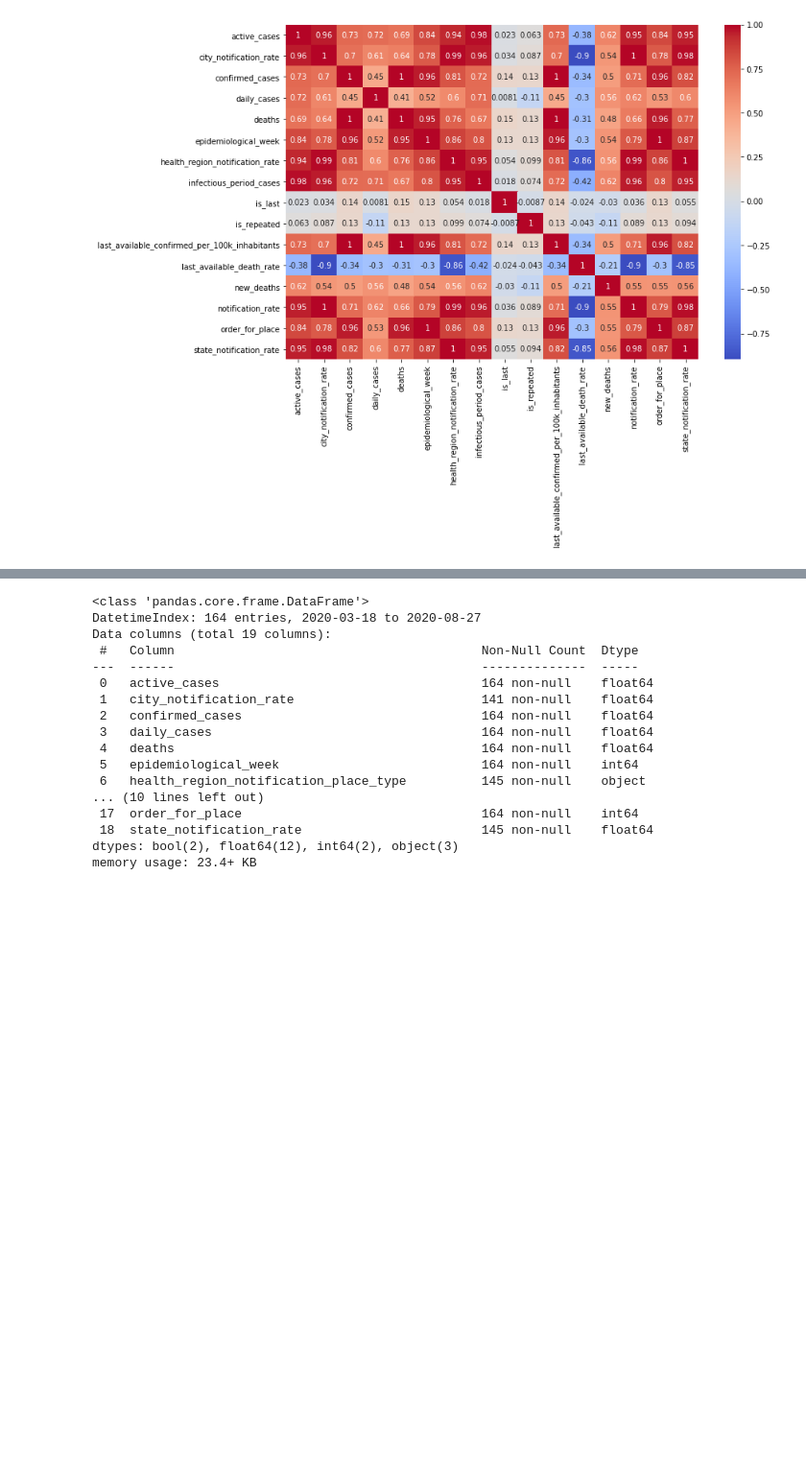
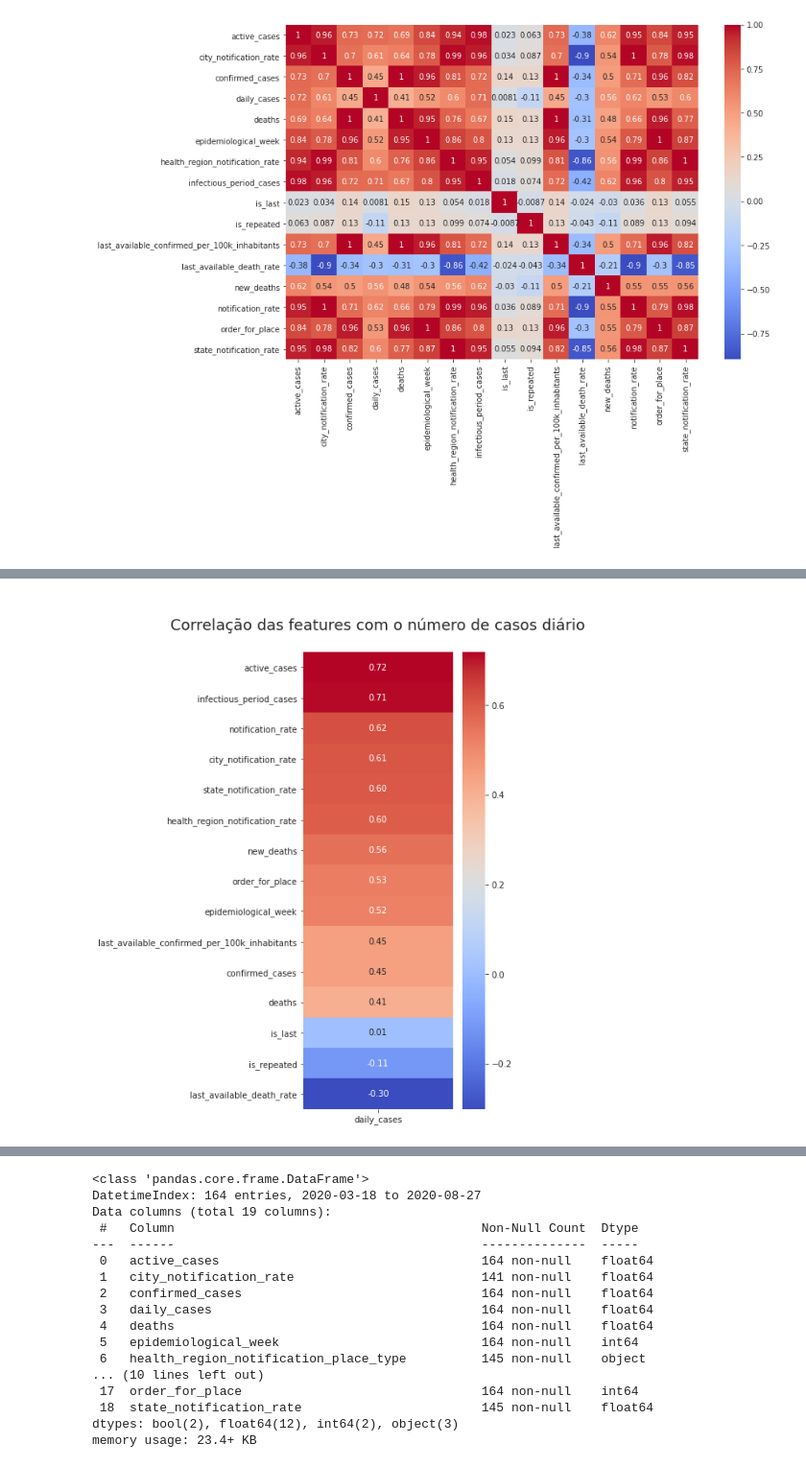
Before and after one commit to ruancastro/Dashboard_Analise_COVID19_JP_PB, a Jupyter notebook: main.ipynb, the cells around one changed output, grey strips where cells are left out. Shown at 96% size. Saved outputs shown, nothing was run; the diff lists cells and outputs as text; code cells hidden in the pictures; blank space fills up the shorter version.

```diff
--- a/main.ipynb
+++ b/main.ipynb
@@ -622,0 +612,6 @@ corr_to_target(df_jp,'last_available_death_rate' , title='Correlação das featu
+# %%
+# daily_cases
+
+corr_to_target(df_jp,'daily_cases', title='Correlação das features com o número de casos diário')
+# %% [output]
+[figure, added]
```
Also changed, not shown: parts of 13 cells of this notebook, 1 other file.
